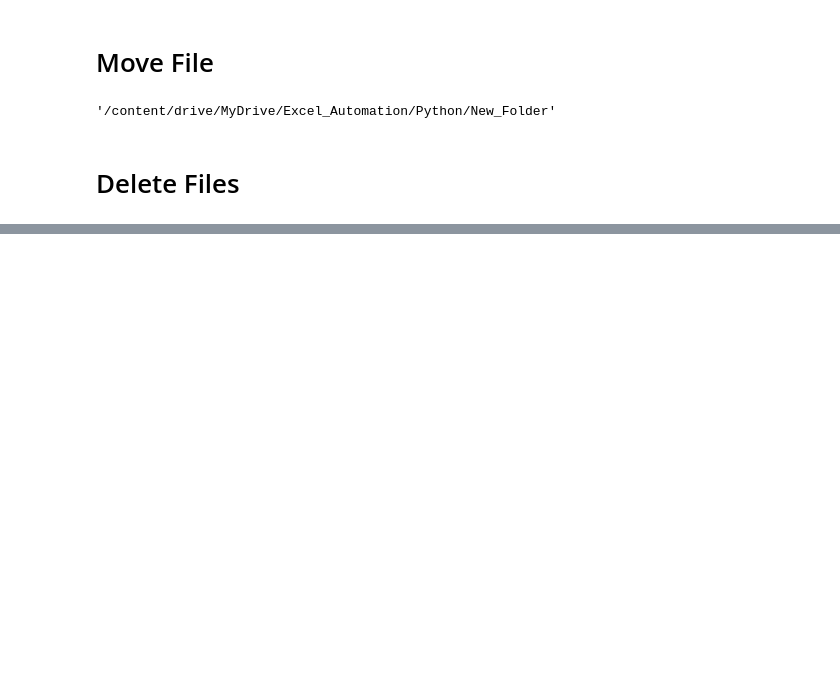
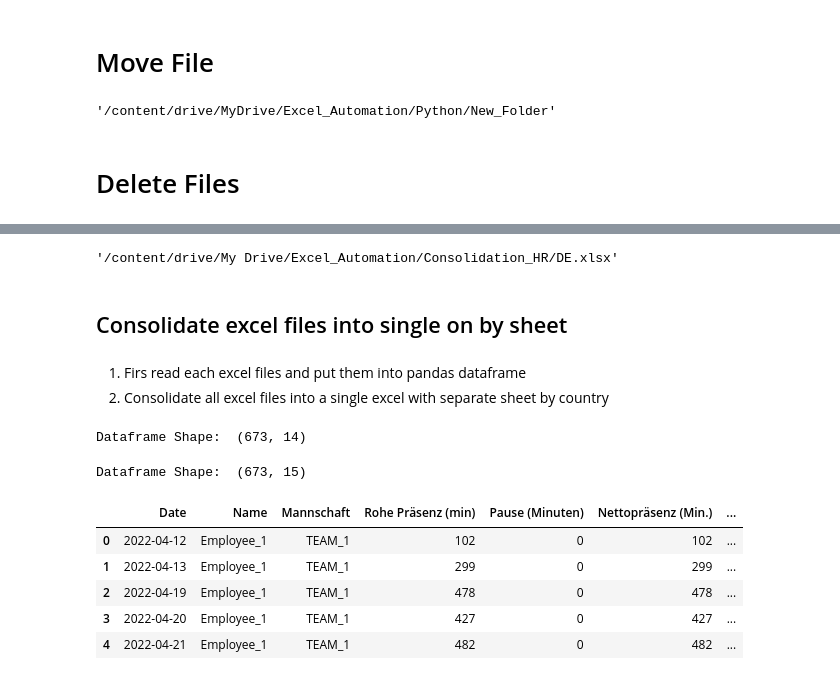
Before and after one commit to lovedatascience1/AcademyPublic, a Jupyter notebook: Files_Manipulation.ipynb, the cells around one changed output, grey strips where cells are left out. Saved outputs shown, nothing was run; the diff lists cells and outputs as text; code cells hidden in the pictures; blank space fills up the shorter version.

```diff
--- a/Files_Manipulation.ipynb
+++ b/Files_Manipulation.ipynb
@@ -122,0 +150,56 @@ os.listdir('.')
+# %%
+# copy all HR excel in this folder
+
+# file that we want to copy : UK.xlsx
+src='/content/drive/MyDrive/Excel_Automation/UK.xlsx'
+
+# copy the file in the folder we want
+shutil.copy(src,des)
+
+# file that we want to copy : FR.xlsx
+src='/content/drive/MyDrive/Excel_Automation/FR.xlsx'
+
+# copy the file in the folder we want
+shutil.copy(src,des)
+
+# file that we want to copy : DE.xlsx
+src='/content/drive/MyDrive/Excel_Automation/DE.xlsx'
+
+# copy the file in the folder we want
+shutil.copy(src,des)
+# %% [output]
+'/content/drive/My Drive/Excel_Automation/Consolidation_HR/DE.xlsx'
+# %% [markdown]
+##  Consolidate excel files into single on by sheet
+# %% [markdown]
+
+
+1.   Firs read each excel files and put them into pandas dataframe
+2.   Consolidate all excel files into a single excel with separate sheet by country
+# %%
+# DE
+filename = 'Consolidation_HR/DE.xlsx'
+de = pd.read_excel(filename, index_col=None, header=0)
+de = pd.DataFrame(de)
+
+# check dataframe shape
+print('Dataframe Shape: ', de.shape)
+# %% [output]
+Dataframe Shape:  (673, 14)
+# %%
+# add a column 'Country' to diferentiate the data in the consilidated dataframe
+de['Country']= 'DE'
+
+# check dataframe shape after adding the new column
+print('Dataframe Shape: ', de.shape)
+
+# visualize first rows
+de.head()
+# %% [output]
+Dataframe Shape:  (673, 15)
+|  | Date | Name | Mannschaft | Rohe Präsenz (min) | Pause (Minuten) | Nettopräsenz (Min.) | ... |
+| 0 | 2022-04-12 | Employee_1 | TEAM_1 | 102 | 0 | 102 | ... |
+| 1 | 2022-04-13 | Employee_1 | TEAM_1 | 299 | 0 | 299 | ... |
+| 2 | 2022-04-19 | Employee_1 | TEAM_1 | 478 | 0 | 478 | ... |
+| 3 | 2022-04-20 | Employee_1 | TEAM_1 | 427 | 0 | 427 | ... |
+| 4 | 2022-04-21 | Employee_1 | TEAM_1 | 482 | 0 | 482 | ... |
```
Also changed, not shown: parts of 24 cells of this notebook.
